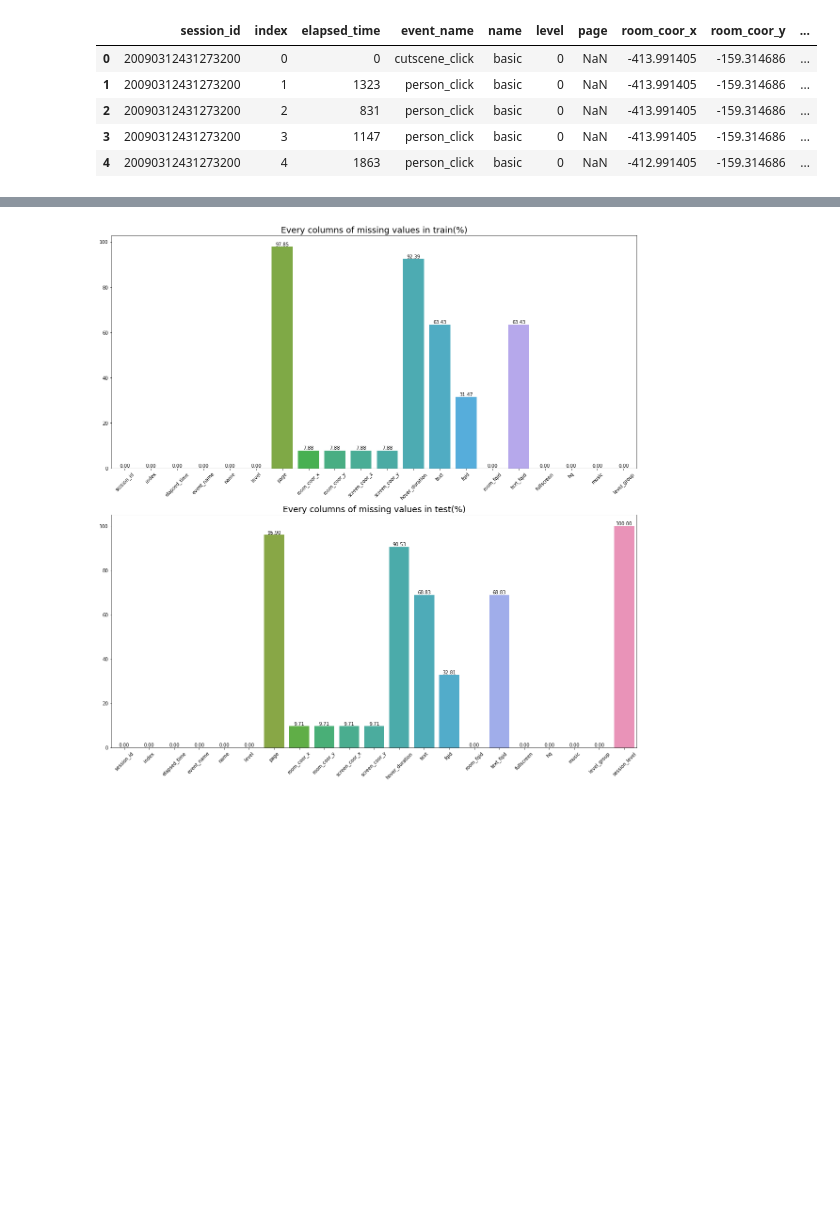
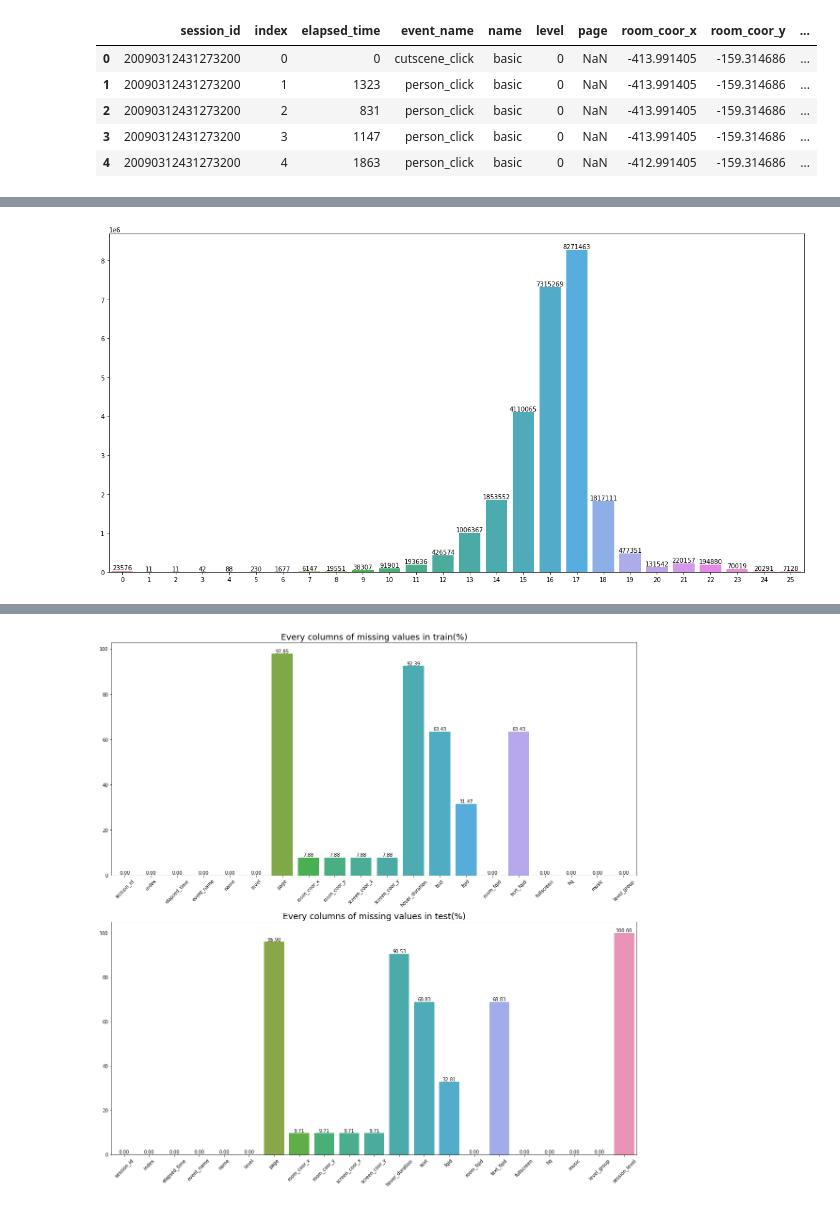
Before and after one commit to Simon-Wendy/MathematicalCompetition, a Jupyter notebook: kaggle-PredictStudentPerformancefromGamePlay/code/crossAnalysis.ipynb, the cells around one changed output, grey strips where cells are left out. Cells and saved outputs as stored; diff of their text form; code cells hidden in the pictures; blank space fills up the shorter version.

```diff
--- a/kaggle-PredictStudentPerformancefromGamePlay/code/crossAnalysis.ipynb
+++ b/kaggle-PredictStudentPerformancefromGamePlay/code/crossAnalysis.ipynb
@@ -22,3 +22,5 @@ train.head()
 | 2 | 20090312431273200 | 2 | 831 | person_click | basic | 0 | NaN | -413.991405 | -159.314686 | ... |
 | 3 | 20090312431273200 | 3 | 1147 | person_click | basic | 0 | NaN | -413.991405 | -159.314686 | ... |
 | 4 | 20090312431273200 | 4 | 1863 | person_click | basic | 0 | NaN | -412.991405 | -159.314686 | ... |
+# %%
+df = pd.read_csv('../dataset/train.csv')
@@ -24,0 +39,3 @@ train.head()
+# %%
+df['etb'] = pd.qcut(df['elapsed_time'],26,labels=list(range(26)))
+df.head()
@@ -24,0 +49,2 @@ train.head()
+# %%
+df['elapsed_time_lg'] = df['elapsed_time'].map(lambda x:np.log10(x) if x>0 else 0)
@@ -24,0 +56,3 @@ train.head()
+# %%
+df['etb'] = pd.cut(df['elapsed_time_lg'],10,labels=list(range(10)))
+df.head()
@@ -24,0 +66,11 @@ train.head()
+# %%
+n = 26
+df['etb'] = pd.cut(df['elapsed_time_lg'],n,labels=list(range(n)))
+etb_counts = df['etb'].value_counts().sort_index()
+plt.figure(figsize=(20,10))
+g = sns.barplot(x = etb_counts.index, y = etb_counts.values)
+g.bar_label(g.containers[0],labels=[f'{x.get_height():.0f}' for x in g.containers[0]])
+plt.show()
+del etb_counts,g
+# %% [output]
+[figure, added]
```
Also changed, not shown: parts of 5 cells of this notebook, 2 other files.
